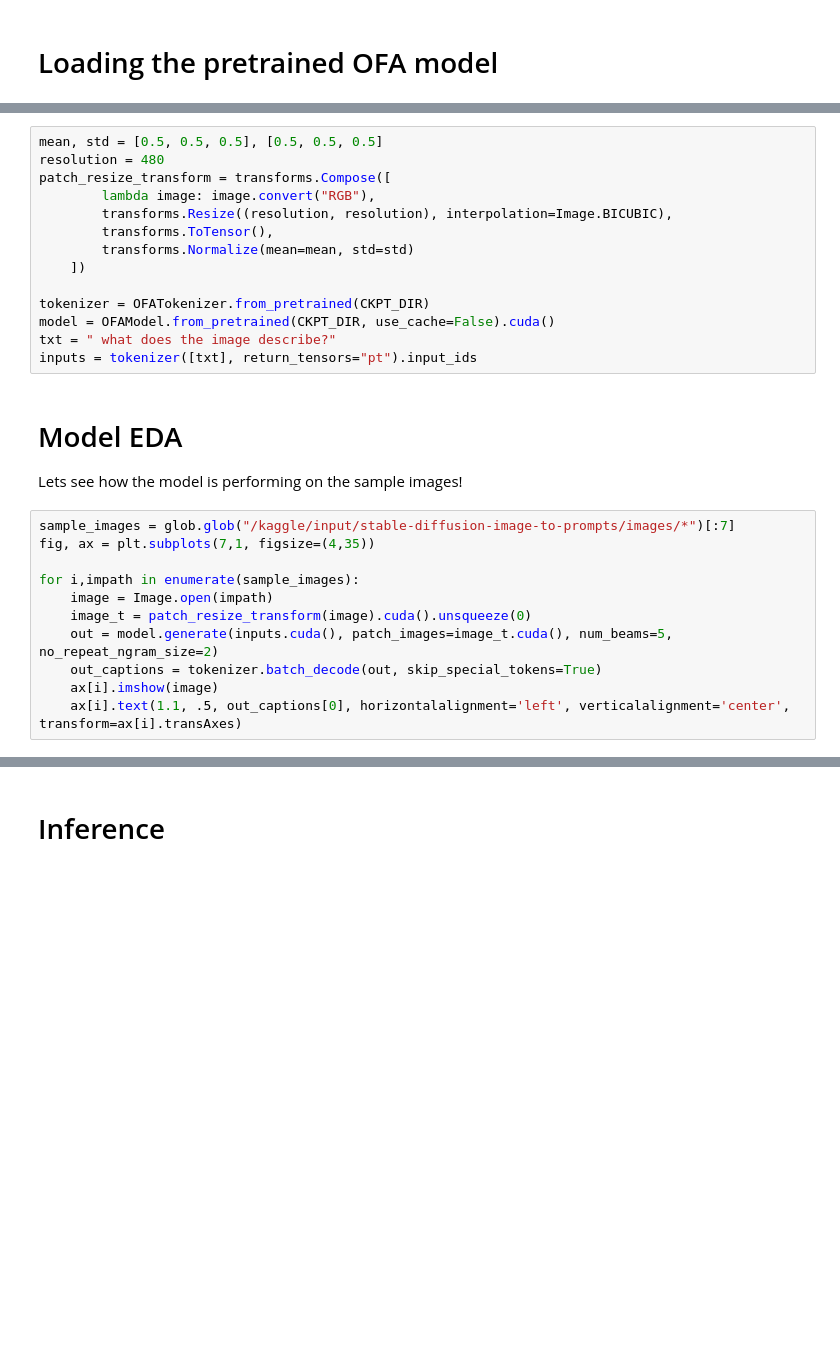
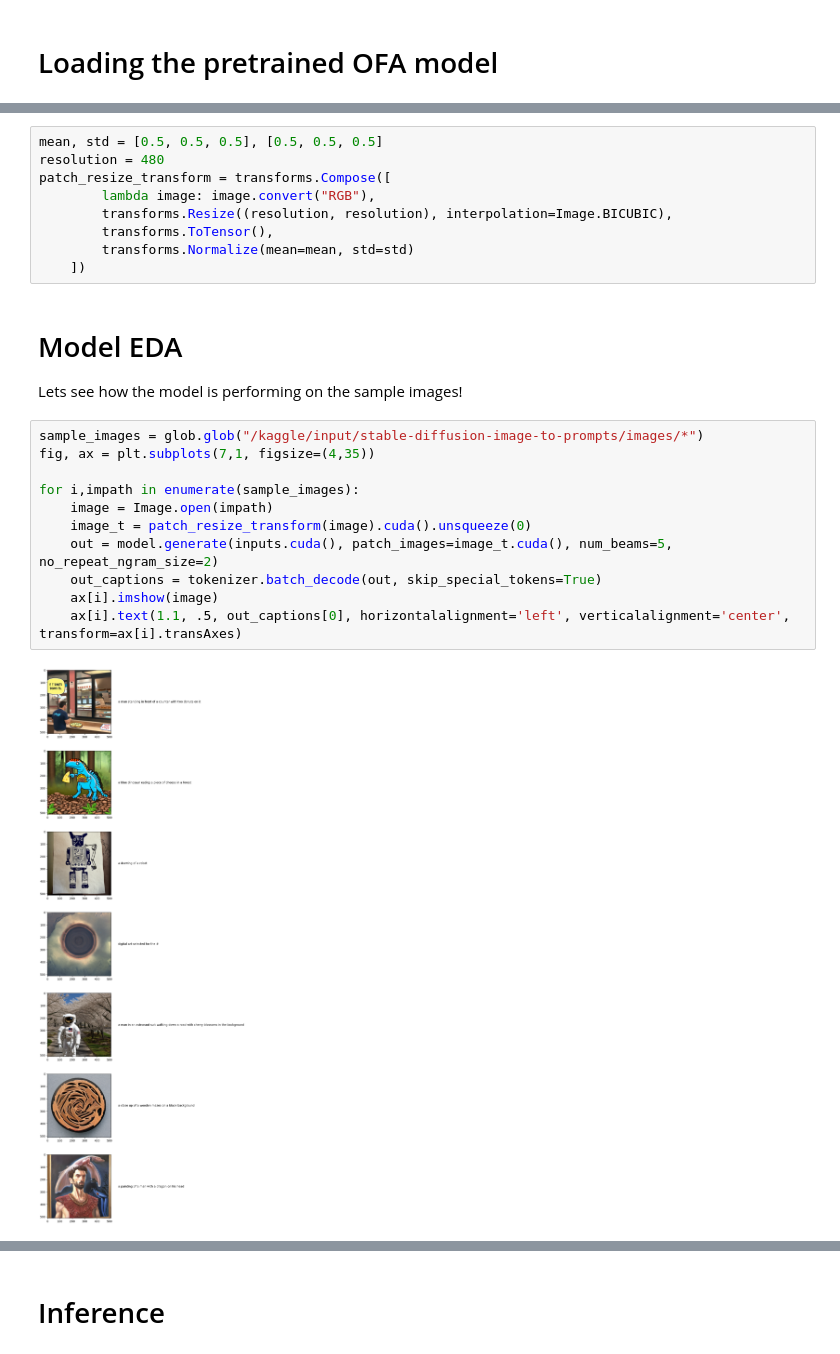
Before and after one commit to hmzhan/image-to-prompt, a Jupyter notebook: notebooks/ofa-transformer-lb-0-42598.ipynb, the cells around one changed output, grey strips where cells are left out. Cells and saved outputs as stored; diff of their text form; blank space fills up the shorter version.

Commit message:
Kaggle Notebook | 🥇 OFA Transformer [LB: 0.42598] | Version 2

```diff
--- a/notebooks/ofa-transformer-lb-0-42598.ipynb
+++ b/notebooks/ofa-transformer-lb-0-42598.ipynb
@@ -40,22 +51,19 @@ patch_resize_transform = transforms.Compose([
         transforms.ToTensor(),
         transforms.Normalize(mean=mean, std=std)
     ])
-
-tokenizer = OFATokenizer.from_pretrained(CKPT_DIR)
-model = OFAModel.from_pretrained(CKPT_DIR, use_cache=False).cuda()
-txt = " what does the image describe?"
-inputs = tokenizer([txt], return_tensors="pt").input_ids
 # %% [markdown]
 # Model EDA
 Lets see how the model is performing on the sample images!
 # %%
-sample_images = glob.glob("/kaggle/input/stable-diffusion-image-to-prompts/images/*")[:7]
+sample_images = glob.glob("/kaggle/input/stable-diffusion-image-to-prompts/images/*")
 fig, ax = plt.subplots(7,1, figsize=(4,35))
 
 for i,impath in enumerate(sample_images):
     image = Image.open(impath)
     image_t = patch_resize_transform(image).cuda().unsqueeze(0)
     out = model.generate(inputs.cuda(), patch_images=image_t.cuda(), num_beams=5, no_repeat_ngram_size=2)
     out_captions = tokenizer.batch_decode(out, skip_special_tokens=True)
     ax[i].imshow(image)
     ax[i].text(1.1, .5, out_captions[0], horizontalalignment='left', verticalalignment='center', transform=ax[i].transAxes)
+# %% [output]
+[figure, added]
```
Also changed, not shown: parts of 12 cells of this notebook.
